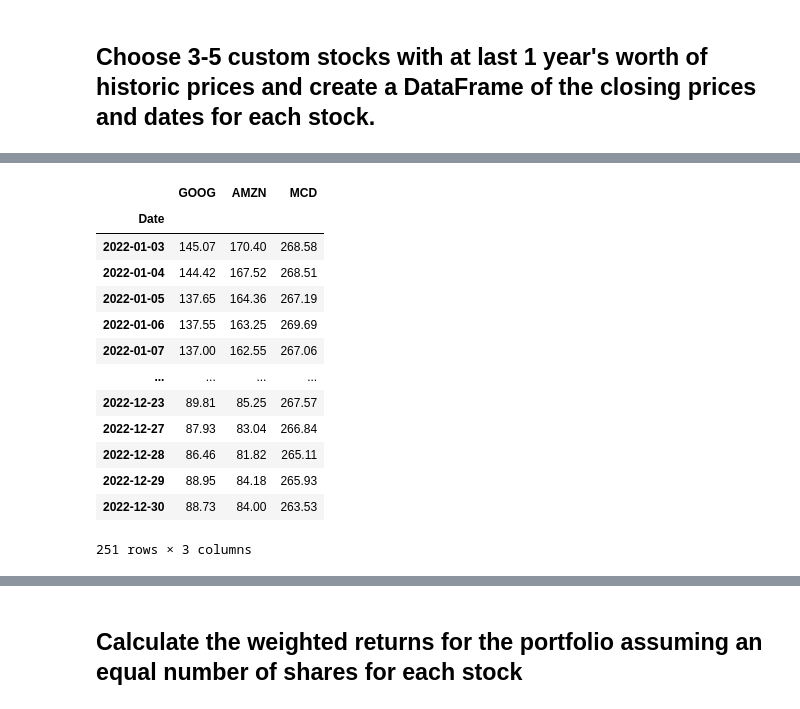
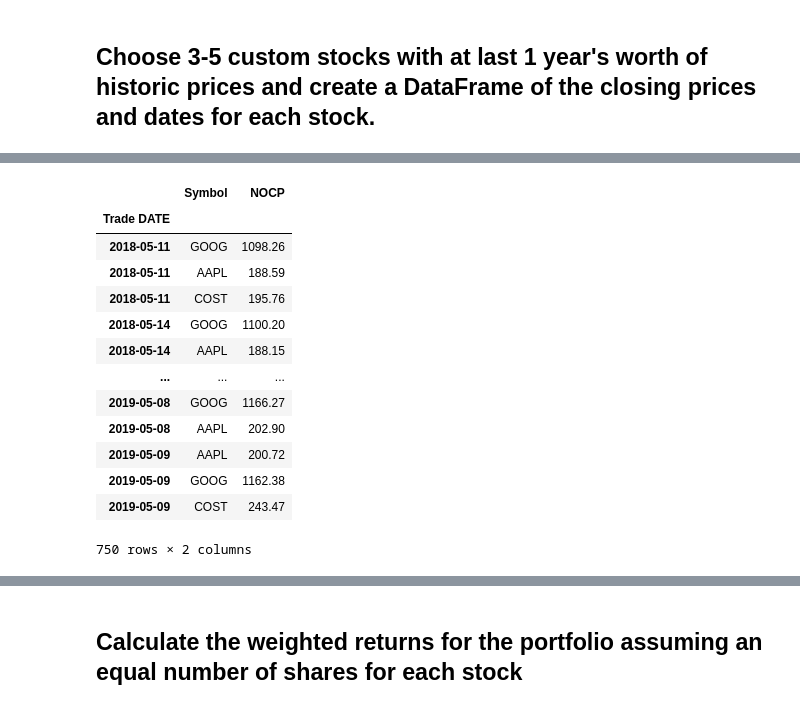
Before and after one commit to AnvithaChaluvadi/Module4Challenge, a Jupyter notebook: whale_analysis.ipynb, the cells around one changed output, grey strips where cells are left out. Cells and saved outputs as stored; diff of their text form; code cells hidden in the pictures.

Commit message:
had to delete custom dataframes from google finance, used the given to have problems solved, everything now works so far

```diff
--- a/whale_analysis.ipynb
+++ b/whale_analysis.ipynb
@@ -401,3 +401,11 @@ In this section, you will build your own portfolio of stocks, calculate the retu
 5. Include correlation analysis to determine which stocks (if any) are correlated
 # %% [markdown]
 ## Choose 3-5 custom stocks with at last 1 year's worth of historic prices and create a DataFrame of the closing prices and dates for each stock.
+# %%
+# Reading data from 1st stock
+aapl_csv = Path("../Whale-Analysis_Module4Challenge/Resources/aapl_historical.csv")
+# Using the file path to read the CSV into a DataFrame
+aapl_df = pd.read_csv(aapl_csv, index_col='Trade DATE', infer_datetime_format=True, parse_dates=True)
+aapl_df.sort_index(ascending=True,inplace=True)
+aapl_df.head()
+aapl_df
@@ -403,0 +427,8 @@ In this section, you will build your own portfolio of stocks, calculate the retu
+# %%
+# Reading data from 2nd stock
+cost_csv = Path("../Whale-Analysis_Module4Challenge/Resources/cost_historical.csv")
+# Using the file path to read the CSV into a DataFrame
+cost_df = pd.read_csv(cost_csv, index_col='Trade DATE', infer_datetime_format=True, parse_dates=True)
+cost_df.sort_index(ascending=True,inplace=True)
+cost_df.head()
+cost_df
@@ -404,11 +450,9 @@ In this section, you will build your own portfolio of stocks, calculate the retu
 # %%
-# Reading data from 1st stock
-goog_csv = Path("../Whale-Analysis_Module4Challenge/Resources/GOOG.csv")
+# Reading data from 3rd stock
+goog_csv = Path("../Whale-Analysis_Module4Challenge/Resources/goog_historical.csv")
 # Using the file path to read the CSV into a DataFrame
-goog_df = pd.read_csv(goog_csv, index_col='Date', infer_datetime_format=True, parse_dates=True)
+goog_df = pd.read_csv(goog_csv, index_col='Trade DATE', infer_datetime_format=True, parse_dates=True)
 goog_df.sort_index(ascending=True,inplace=True)
 goog_df.head()
-#Renaming column close
-goog_df.rename(columns={'Close': 'GOOG'}, inplace=True)
 goog_df
 # %% [output]
@@ -479,22 +473,24 @@ mcd_df
 # %%
 # Combine all stocks in a single DataFrame
-combined_custom_df = pd.concat([goog_df,amzn_df,mcd_df],axis='columns',join='inner')
+combined_custom_df = pd.concat([goog_df,aapl_df,cost_df],axis='rows',join='inner')
+combined_custom_df.sort_index(ascending=True,inplace=True)
+combined_custom_df.head()
 combined_custom_df
 # %% [output]
-|  | GOOG | AMZN | MCD |
-| Date |  |  |  |
-| 2022-01-03 | 145.07 | 170.40 | 268.58 |
-| 2022-01-04 | 144.42 | 167.52 | 268.51 |
-| 2022-01-05 | 137.65 | 164.36 | 267.19 |
-| 2022-01-06 | 137.55 | 163.25 | 269.69 |
-| 2022-01-07 | 137.00 | 162.55 | 267.06 |
-| ... | ... | ... | ... |
-| 2022-12-23 | 89.81 | 85.25 | 267.57 |
-| 2022-12-27 | 87.93 | 83.04 | 266.84 |
-| 2022-12-28 | 86.46 | 81.82 | 265.11 |
-| 2022-12-29 | 88.95 | 84.18 | 265.93 |
-| 2022-12-30 | 88.73 | 84.00 | 263.53 |
+|  | Symbol | NOCP |
+| Trade DATE |  |  |
+| 2018-05-11 | GOOG | 1098.26 |
+| 2018-05-11 | AAPL | 188.59 |
+| 2018-05-11 | COST | 195.76 |
+| 2018-05-14 | GOOG | 1100.20 |
+| 2018-05-14 | AAPL | 188.15 |
+| ... | ... | ... |
+| 2019-05-08 | GOOG | 1166.27 |
+| 2019-05-08 | AAPL | 202.90 |
+| 2019-05-09 | AAPL | 200.72 |
+| 2019-05-09 | GOOG | 1162.38 |
+| 2019-05-09 | COST | 243.47 |
-251 rows × 3 columns
+750 rows × 2 columns
 # %%
 # Reset Date index
 combined_custom_df = combined_custom_df.reset_index()
```
Also changed, not shown: parts of 13 cells of this notebook, 4 other files.
